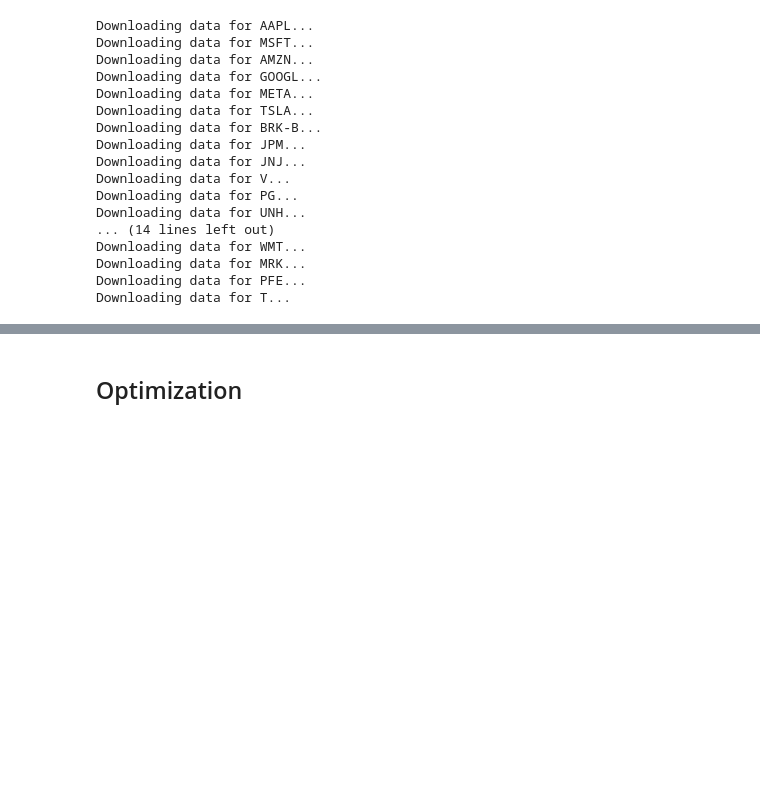
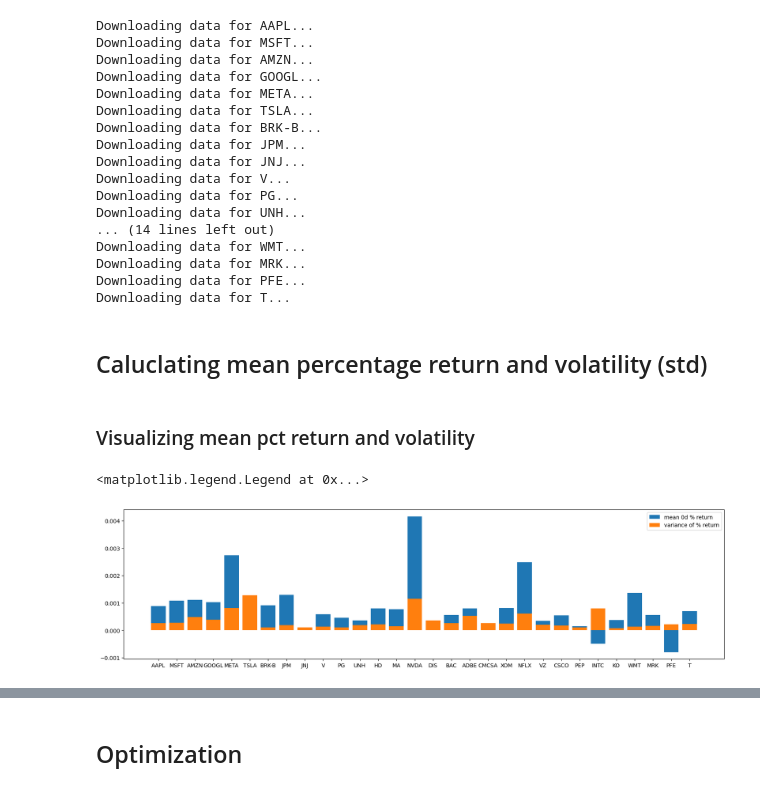
Before and after one commit to mjayadharan/QuantAlgo, a Jupyter notebook: optimization_template.ipynb, the cells around one changed output, grey strips where cells are left out. Saved outputs shown, nothing was run; the diff lists cells and outputs as text; code cells hidden in the pictures; blank space fills up the shorter version.

```diff
--- a/optimization_template.ipynb
+++ b/optimization_template.ipynb
@@ -58,5 +61,7 @@ Downloading data for WMT...
 Downloading data for MRK...
 Downloading data for PFE...
 Downloading data for T...
+# %% [markdown]
+## Caluclating mean percentage return and volatility (std)
 # %%
 return_pt_df = stockPrice_df.pct_change().dropna()
@@ -63,3 +69,4 @@ return_pt_df = stockPrice_df.pct_change().dropna()
 return_pt_df_cent = return_pt_df - return_pt_df.mean()
 # %%
 mean_return_pt = return_pt_df.mean()
+vol_pct = return_pt_df.var()
@@ -65,0 +75,10 @@ mean_return_pt = return_pt_df.mean()
+# %% [markdown]
+### Visualizing mean pct return and volatility
+# %%
+plt.figure(figsize=(20, 5))
+plt.bar(mean_return_pt.index, mean_return_pt, label="mean 0d % return")
+plt.bar(vol_pct.index, vol_pct, label="variance of % return")
+plt.legend()
+# %% [output]
+<matplotlib.legend.Legend at 0x...>
+[figure, added]
```
Also changed, not shown: parts of 24 cells of this notebook.
